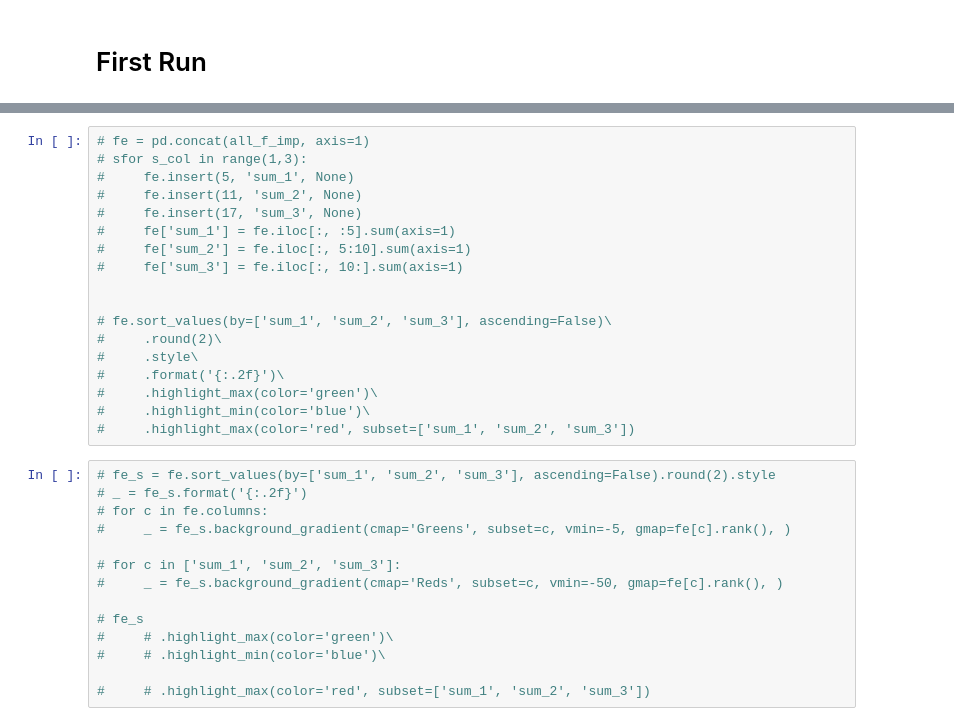
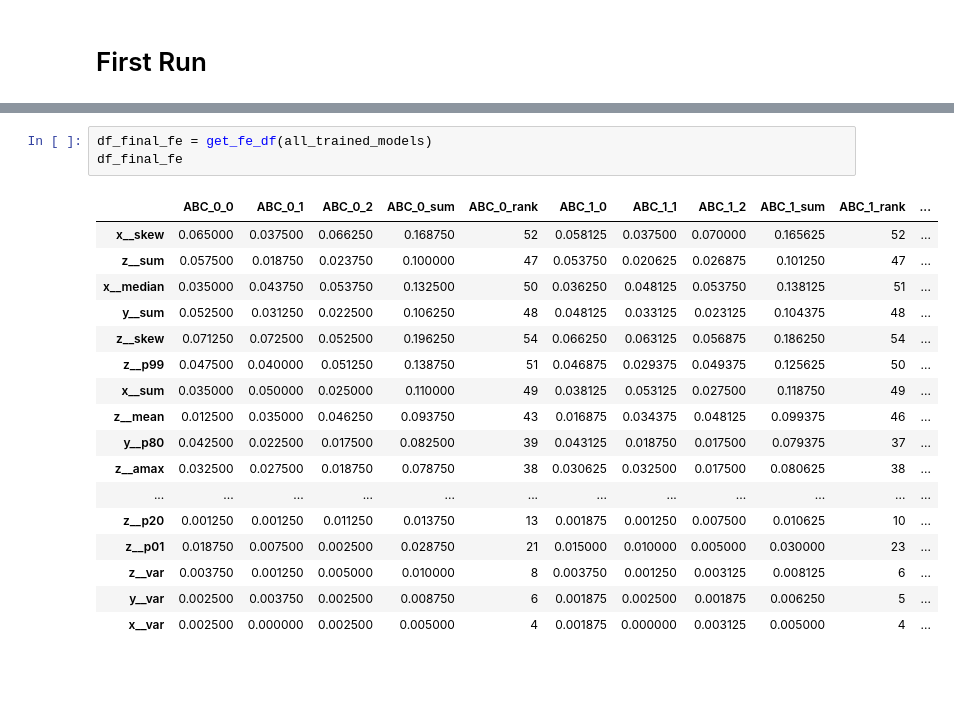
Before and after one commit to WaldemarWalo/DataScienceProjects, a Jupyter notebook: Bearing_Classification/40.models.ipynb, the cells around one changed output, grey strips where cells are left out. Drawn from its saved outputs; the diff is of its cells as text; blank space fills up the shorter version.

```diff
--- a/Bearing_Classification/40.models.ipynb
+++ b/Bearing_Classification/40.models.ipynb
@@ -156,32 +201,21 @@ r = t.grid_exec(
-# %%
-# fe = pd.concat(all_f_imp, axis=1)
-# sfor s_col in range(1,3):
-#     fe.insert(5, 'sum_1', None)
-#     fe.insert(11, 'sum_2', None)
-#     fe.insert(17, 'sum_3', None)
-#     fe['sum_1'] = fe.iloc[:, :5].sum(axis=1)
-#     fe['sum_2'] = fe.iloc[:, 5:10].sum(axis=1)
-#     fe['sum_3'] = fe.iloc[:, 10:].sum(axis=1)
-
-
-# fe.sort_values(by=['sum_1', 'sum_2', 'sum_3'], ascending=False)\
-#     .round(2)\
-#     .style\
-#     .format('{:.2f}')\
-#     .highlight_max(color='green')\
-#     .highlight_min(color='blue')\
-#     .highlight_max(color='red', subset=['sum_1', 'sum_2', 'sum_3'])
-# %%
-# fe_s = fe.sort_values(by=['sum_1', 'sum_2', 'sum_3'], ascending=False).round(2).style
-# _ = fe_s.format('{:.2f}')
-# for c in fe.columns:
-#     _ = fe_s.background_gradient(cmap='Greens', subset=c, vmin=-5, gmap=fe[c].rank(), )
-
-# for c in ['sum_1', 'sum_2', 'sum_3']:
-#     _ = fe_s.background_gradient(cmap='Reds', subset=c, vmin=-50, gmap=fe[c].rank(), )
-
-# fe_s
-#     # .highlight_max(color='green')\
-#     # .highlight_min(color='blue')\
-
-#     # .highlight_max(color='red', subset=['sum_1', 'sum_2', 'sum_3'])
+# %%
+df_final_fe = get_fe_df(all_trained_models)
+df_final_fe
+# %% [output]
+|  | ABC_0_0 | ABC_0_1 | ABC_0_2 | ABC_0_sum | ABC_0_rank | ABC_1_0 | ABC_1_1 | ABC_1_2 | ABC_1_sum | ABC_1_rank | ... |
+| x__skew | 0.065000 | 0.037500 | 0.066250 | 0.168750 | 52 | 0.058125 | 0.037500 | 0.070000 | 0.165625 | 52 | ... |
+| z__sum | 0.057500 | 0.018750 | 0.023750 | 0.100000 | 47 | 0.053750 | 0.020625 | 0.026875 | 0.101250 | 47 | ... |
+| x__median | 0.035000 | 0.043750 | 0.053750 | 0.132500 | 50 | 0.036250 | 0.048125 | 0.053750 | 0.138125 | 51 | ... |
+| y__sum | 0.052500 | 0.031250 | 0.022500 | 0.106250 | 48 | 0.048125 | 0.033125 | 0.023125 | 0.104375 | 48 | ... |
+| z__skew | 0.071250 | 0.072500 | 0.052500 | 0.196250 | 54 | 0.066250 | 0.063125 | 0.056875 | 0.186250 | 54 | ... |
+| z__p99 | 0.047500 | 0.040000 | 0.051250 | 0.138750 | 51 | 0.046875 | 0.029375 | 0.049375 | 0.125625 | 50 | ... |
+| x__sum | 0.035000 | 0.050000 | 0.025000 | 0.110000 | 49 | 0.038125 | 0.053125 | 0.027500 | 0.118750 | 49 | ... |
+| z__mean | 0.012500 | 0.035000 | 0.046250 | 0.093750 | 43 | 0.016875 | 0.034375 | 0.048125 | 0.099375 | 46 | ... |
+| y__p80 | 0.042500 | 0.022500 | 0.017500 | 0.082500 | 39 | 0.043125 | 0.018750 | 0.017500 | 0.079375 | 37 | ... |
+| z__amax | 0.032500 | 0.027500 | 0.018750 | 0.078750 | 38 | 0.030625 | 0.032500 | 0.017500 | 0.080625 | 38 | ... |
+| ... | ... | ... | ... | ... | ... | ... | ... | ... | ... | ... | ... |
+| z__p20 | 0.001250 | 0.001250 | 0.011250 | 0.013750 | 13 | 0.001875 | 0.001250 | 0.007500 | 0.010625 | 10 | ... |
+| z__p01 | 0.018750 | 0.007500 | 0.002500 | 0.028750 | 21 | 0.015000 | 0.010000 | 0.005000 | 0.030000 | 23 | ... |
+| z__var | 0.003750 | 0.001250 | 0.005000 | 0.010000 | 8 | 0.003750 | 0.001250 | 0.003125 | 0.008125 | 6 | ... |
+| y__var | 0.002500 | 0.003750 | 0.002500 | 0.008750 | 6 | 0.001875 | 0.002500 | 0.001875 | 0.006250 | 5 | ... |
+| x__var | 0.002500 | 0.000000 | 0.002500 | 0.005000 | 4 | 0.001875 | 0.000000 | 0.003125 | 0.005000 | 4 | ... |
```
Also changed, not shown: parts of 11 cells of this notebook, 9 other files.
